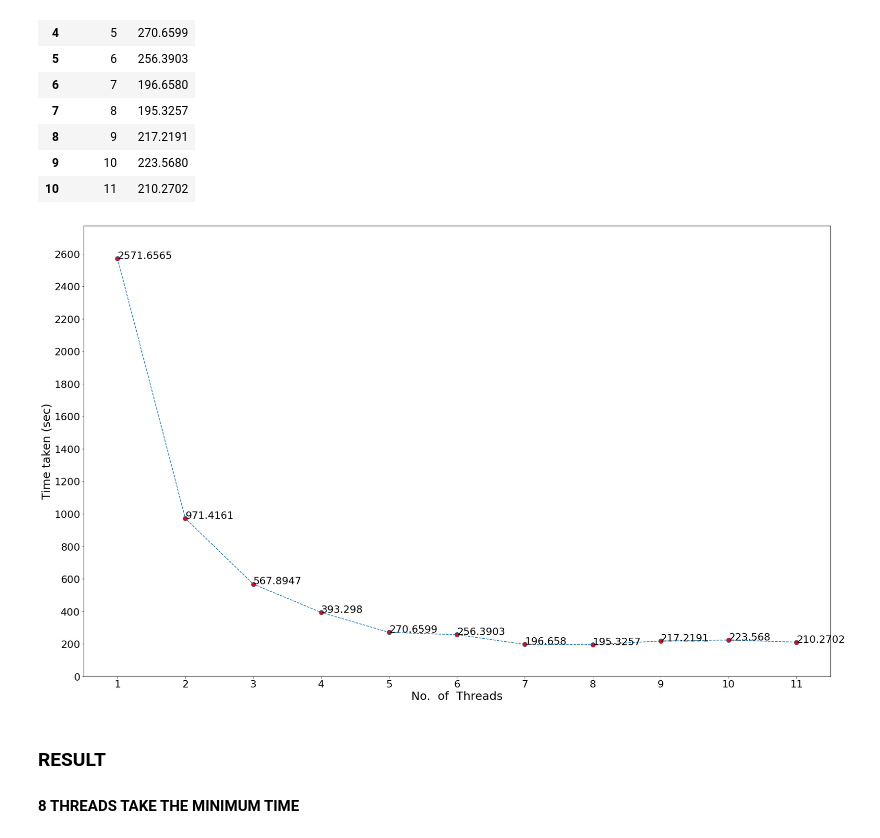
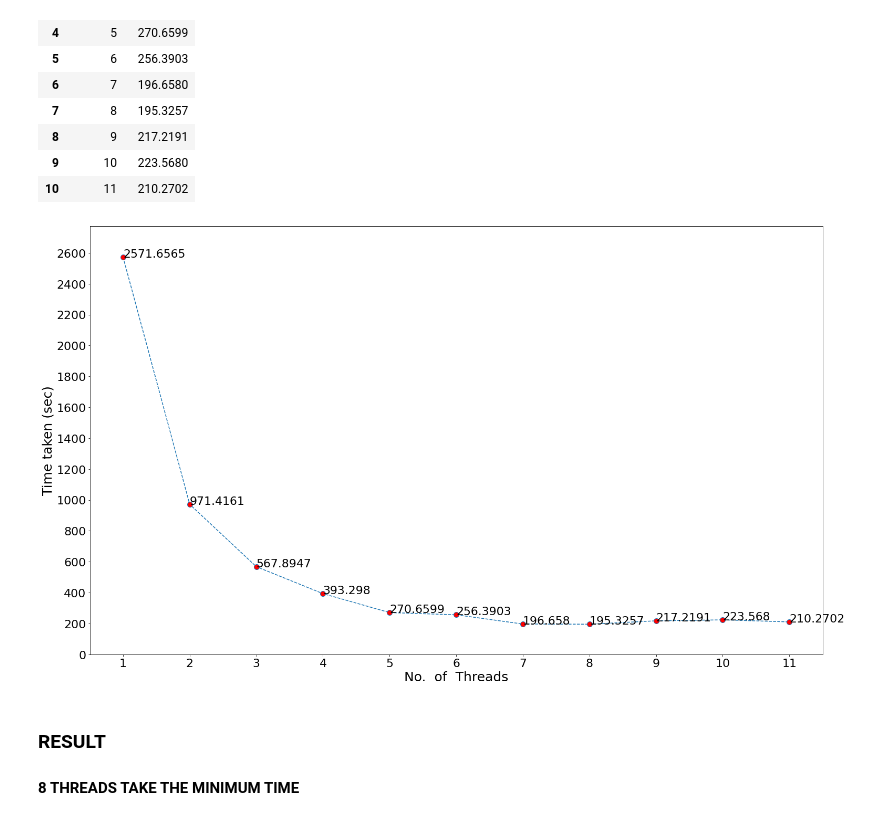
Before and after one commit to ShubhamS-30/Multithreading, a Jupyter notebook: analysis.ipynb, the cells around one changed output. Cells and saved outputs as stored; diff of their text form; code cells hidden in the pictures.

```diff
--- a/analysis.ipynb
+++ b/analysis.ipynb
@@ -22,29 +22,27 @@ df
 | 10 | 11 | 210.2702 |
 # %%
 plt.rcParams["figure.figsize"] = [25, 15]
-plt.rcParams["figure.autolayout"] = True
 plt.rcParams.update({'font.size': 22})
 
 x = df['Threads']
 y = df['Python']
 
-plt.plot(x, y, 'r*')
 plt.xlabel('No.  of  Threads', fontsize=25)
 plt.ylabel('Time taken (sec)', fontsize=25)
 
 for i, j in zip(x, y):
     plt.annotate(str(j), xy=(i, j))
 
 plt.xticks(np.arange(min(x), max(x)+1, 1))
 plt.yticks(np.arange(0, max(y)+200, 200))
 plt.plot(x, y, linestyle='dashed', marker='o',
          markerfacecolor='red', markersize=10)
 
 plt.ylim([0, max(y)+200])
 
 plt.show()
 # %% [output]
-[figure, old version]
+[figure, new version]
 # %% [markdown]
 ### RESULT  ###
 
```
Also changed, not shown: parts of 3 cells of this notebook, 3 other files.
